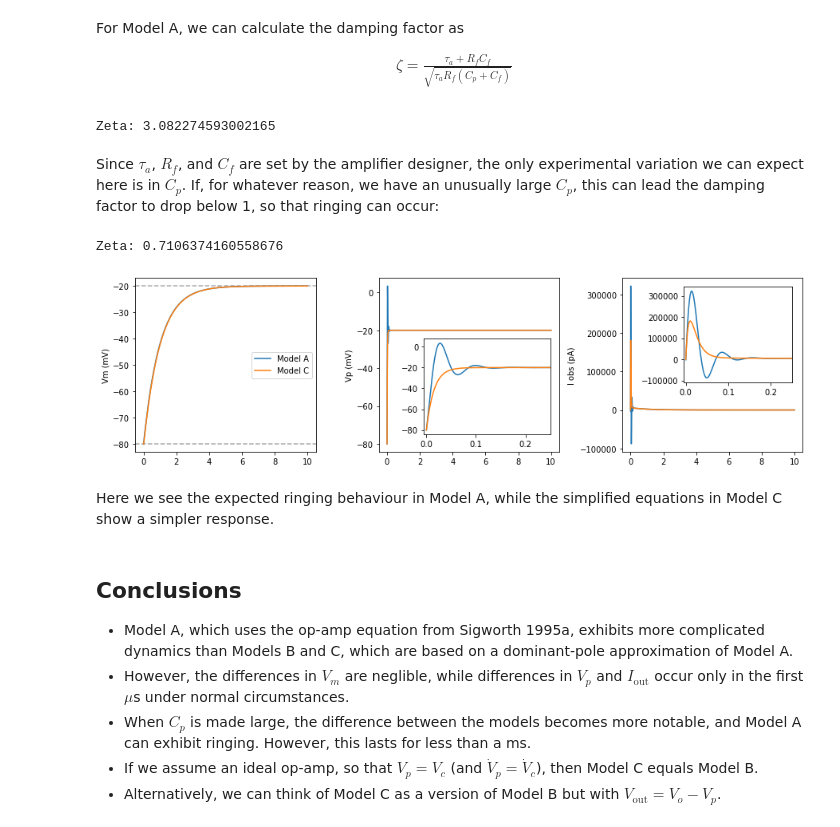
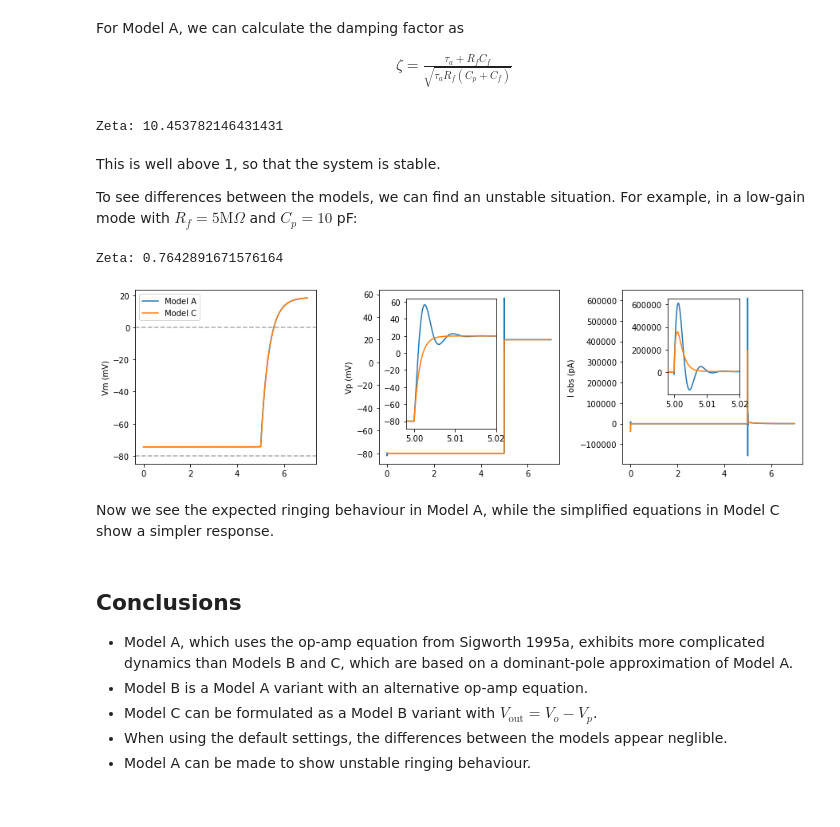
Before and after one commit to CardiacModelling/fitting-notebooks, a Jupyter notebook: artefacts/appendix-F-uncompensated-models.ipynb, the cells around one changed output. Cells and saved outputs as stored; diff of their text form; code cells hidden in the pictures.

```diff
--- a/artefacts/appendix-F-uncompensated-models.ipynb
+++ b/artefacts/appendix-F-uncompensated-models.ipynb
@@ -302,19 +319,21 @@ amp.Vo = -80 [mV]
 
 [engine]
 time = 0 [ms] in [ms] bind time
+pace = 0 bind pace
 
 [amp]
-Vc = -20 [mV] in [mV]
-Rs = 0.01 [GOhm] in [GOhm]
-Rf = 0.025 [GOhm] in [GOhm]
-Cm = 100 [pF] in [pF]
-Cf = 0.3 [pF] in [pF]
-Cp = 4.5 [pF] in [pF]
-Ct = Cf + Cp in [pF]
-tau_amp = 0.05e-3 [ms] in [ms]
+Rs = 15e-3 [GOhm] in [GOhm]
+Cm = 25 [pF] in [pF]
+Cp = 5 [pF] in [pF]
+Rf = 0.5 [GOhm] in [GOhm]
+Cf = 0.15 [pF] in [pF]
+tau_amp = 20e-6 [ms] in [ms]
 tau_c = tau_amp * (Cf + Cp) / Cf
     in [ms]
-I = 0 [pA] in [pA]
+I = 5 [nS] * Vm
+    in [pA]
+Vc = engine.pace * 1 [mV]
+    in [mV]
 dot(Vm) = (Vp - Vm) / (Rs * Cm) - I / Cm : Equation 1
     in [mV]
 dot(Vo) = (Vp - Vo) / (Rf * Cf) + (Cp + Cf) / Cf * dot(Vp) + (Vp - Vm) / (Rs * Cf) : Equation 2b
@@ -327,9 +346,10 @@ I_obs = (Vo - Vp) / Rf : Equation 4b
 ''')
 mC.check_units(myokit.UNIT_STRICT)
 # %%
-sC = myokit.Simulation(mC)
+sC = myokit.Simulation(mC, p)
 sC.set_tolerance(tol, tol)
-dC = sC.run(10, log_interval=dt).npview()
+sC.pre(5)
+dC = sC.run(20, log_interval=dt).npview()
 # %%
 fig = plt.figure(figsize=(15, 4))
 fig.subplots_adjust(wspace=0.3)
@@ -479,74 +512,80 @@ For Model A, we can calculate the damping factor as
 \zeta = \frac{\tau_a + R_fC_f}{\sqrt{\tau_a R_f (C_p+C_f)}}
 \end{align}
 # %%
-Rf = 0.025 # GOhm
-Cf = 0.3 # pF
-Cp = 4.5 # pF, pF * GOhm = ms
-tau_amp = 0.05e-3 # ms
+Rf = 0.5         # GOhm
+Cf = 0.15        # pF
+Cp = 5           # pF (pF * GOhm = ms)
+tau_amp = 20e-6  # ms
 
-zeta = (tau_amp + Rf*Cf) / np.sqrt(tau_amp * Rf * (Cf + Cp))
+zeta = (tau_amp + Rf * Cf) / np.sqrt(tau_amp * Rf * (Cf + Cp))
 # (ms + ms) / sqrt(ms * ms) = dimensionless
 
 print(f'Zeta: {zeta}')
 # %% [output]
-Zeta: 3.082274593002165
+Zeta: 10.453782146431431
 # %% [markdown]
-Since $\tau_a$, $R_f$, and $C_f$ are set by the amplifier designer, the only experimental variation we can expect here is in $C_p$.
-If, for whatever reason, we have an unusually large $C_p$, this can lead the damping factor to drop below 1, so that ringing can occur:
+This is well above 1, so that the system is stable.
+
+To see differences between the models, we can find an unstable situation.
+For example, in a low-gain mode with $R_f = 5\text{M}\Omega$ and $C_p = 10$ pF:
 # %%
-Cp *= 20
-zeta = (tau_amp + Rf*Cf) / np.sqrt(tau_amp * Rf * (Cf + Cp))
+Rf = 0.005
+Cp = 10
+zeta = (tau_amp + Rf * Cf) / np.sqrt(tau_amp * Rf * (Cf + Cp))
 print(f'Zeta: {zeta}')
 # %% [output]
-Zeta: 0.7106374160558676
+Zeta: 0.7642891671576164
 # %%
-new_Cp = 4.5 * 20
+new_Rf = 0.005
+new_Cp = 10
 sA.set_constant('amp.Cp', new_Cp)
+sA.set_constant('amp.Rf', new_Rf)
 sC.set_constant('amp.Cp', new_Cp)
+sC.set_constant('amp.Rf', new_Rf)
 sA.reset()
 sC.reset()
-dA = sA.run(10)
-dC = sC.run(10)
+dA = sA.run(7, log_interval=dt)
+dC = sC.run(7, log_interval=dt)
 # %%
 fig = plt.figure(figsize=(15, 4))
 fig.subplots_adjust(wspace=0.35)
 
 ax = fig.add_subplot(1, 3, 1)
 ax.set_ylabel('Vm (mV)')
 ax.axhline(mA.get('amp.Vm').initial_value().eval(), **kw)
 ax.axhline(mA.get('amp.Vc').eval(), **kw)
 ax.plot(dA.time(), dA['amp.Vm'], label='Model A')
 ax.plot(dC.time(), dC['amp.Vm'], label='Model C')
 ax.legend()
 
 ax = fig.add_subplot(1, 3, 2)
 ax.set_ylabel('Vp (mV)')
 ax.plot(dA.time(), dA['amp.Vp'])
 ax.plot(dC.time(), dC['amp.Vp'])
-ax = ax.inset_axes((0.25, 0.10, 0.7, 0.55))
+ax = ax.inset_axes((0.15, 0.20, 0.5, 0.75))
 ax.plot(dA.time(), dA['amp.Vp'])
 ax.plot(dC.time(), dC['amp.Vp'])
-ax.set_xlim(-0.005, 0.25)
+ax.set_xlim(4.998, 5.02)
 
 ax = fig.add_subplot(1, 3, 3)
 ax.set_ylabel('I obs (pA)')
 ax.plot(dA.time(), dA['amp.I_obs'])
 ax.plot(dC.time(), dC['amp.I_obs'])
-ax = ax.inset_axes((0.34, 0.40, 0.6, 0.55))
+ax = ax.inset_axes((0.25, 0.40, 0.4, 0.55))
 ax.plot(dA.time(), dA['amp.I_obs'])
 ax.plot(dC.time(), dC['amp.I_obs'])
-ax.set_xlim(-0.005, 0.25)
+ax.set_xlim(4.998, 5.02)
 
 plt.show()
 # %% [output]
-[figure, old version]
+[figure, new version]
 # %% [markdown]
-Here we see the expected ringing behaviour in Model A, while the simplified equations in Model C show a simpler response.
+Now we see the expected ringing behaviour in Model A, while the simplified equations in Model C show a simpler response.
 # %% [markdown]
 ## Conclusions
 
 - Model A, which uses the op-amp equation from Sigworth 1995a, exhibits more complicated dynamics than Models B and C, which are based on a dominant-pole approximation of Model A.
-- However, the differences in $V_m$ are neglible, while differences in $V_p$ and $I_\text{out}$ occur only in the first $\mu$s under normal circumstances.
-- When $C_p$ is made large, the difference between the models becomes more notable, and Model A can exhibit ringing. However, this lasts for less than a ms.
-- If we assume an ideal op-amp, so that $V_p = V_c$ (and $\dot{V}_p = \dot{V}_c$), then Model C equals Model B.
-- Alternatively, we can think of Model C as a version of Model B but with $V_\text{out} = V_o - V_p$.
+- Model B is a Model A variant with an alternative op-amp equation.
+- Model C can be formulated as a Model B variant with $V_\text{out} = V_o - V_p$.
+- When using the default settings, the differences between the models appear neglible.
+- Model A can be made to show unstable ringing behaviour.
```
Also changed, not shown: parts of 21 cells of this notebook, 9 other files.
